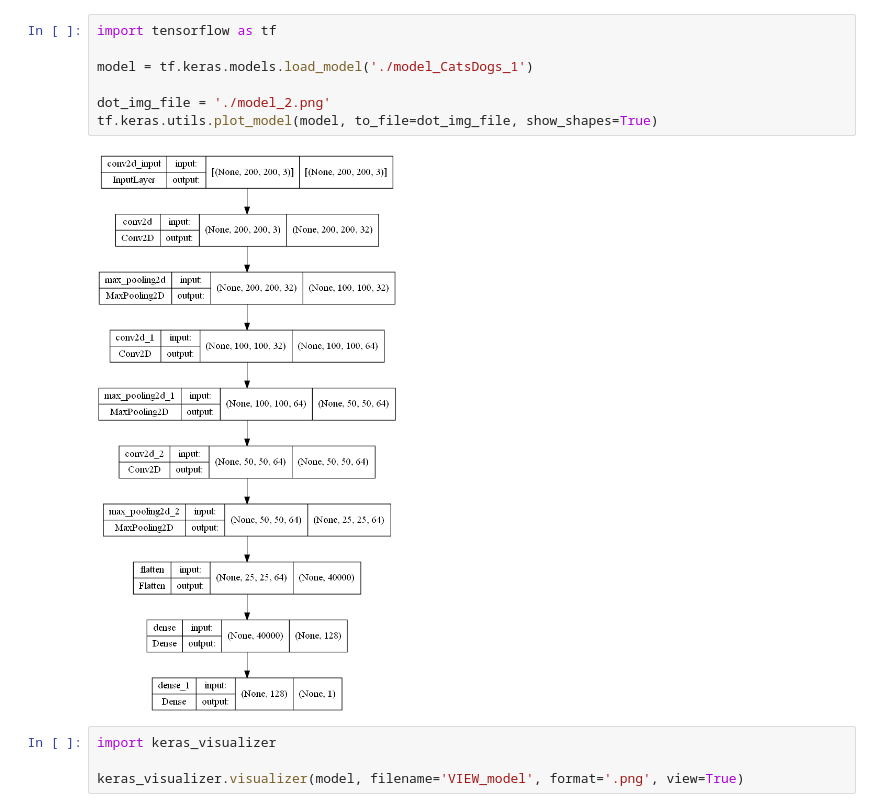
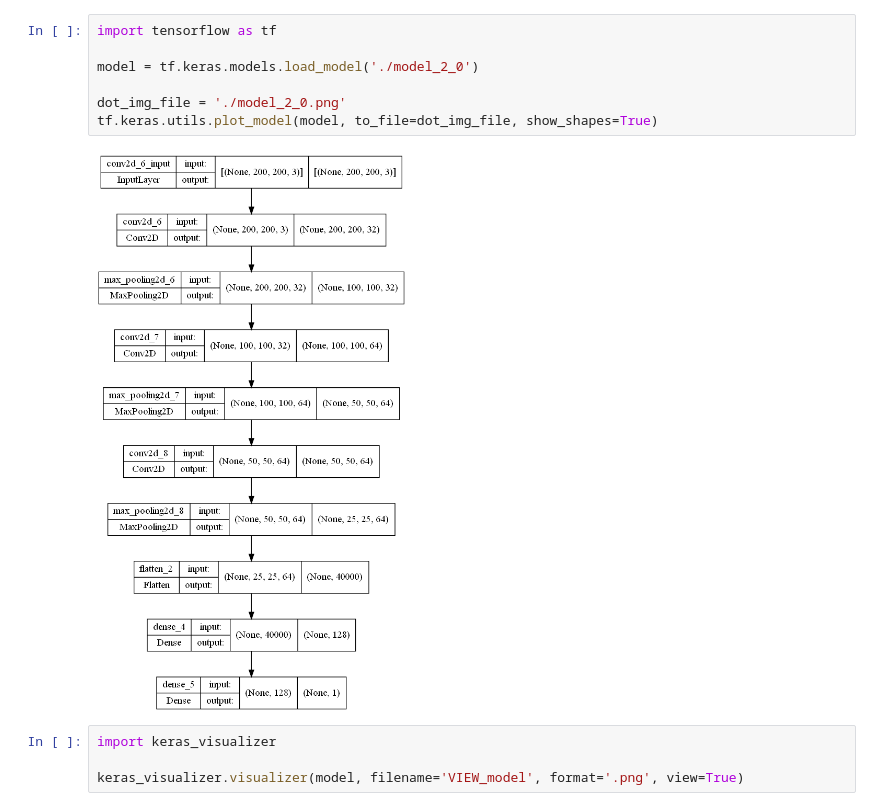
Before and after one commit to themrxpro/TEDI-Image-Classification, a Jupyter notebook: CNN Example 2 - Cats vs Dogs/3 Model Visualization.ipynb, the cells around one changed output. Cells and saved outputs as stored; diff of their text form.

Commit message:
Cleared old models - pickle

```diff
--- a/CNN Example 2 - Cats vs Dogs/3 Model Visualization.ipynb
+++ b/CNN Example 2 - Cats vs Dogs/3 Model Visualization.ipynb
@@ -1,12 +1,12 @@
 # %%
 import tensorflow as tf
 
-model = tf.keras.models.load_model('./model_CatsDogs_1')
+model = tf.keras.models.load_model('./model_2_0')
 
-dot_img_file = './model_2.png'
+dot_img_file = './model_2_0.png'
 tf.keras.utils.plot_model(model, to_file=dot_img_file, show_shapes=True)
 # %% [output]
-[figure, old version]
+[figure, new version]
 # %%
 import keras_visualizer
 
```
Also changed, not shown: 21 other files.
